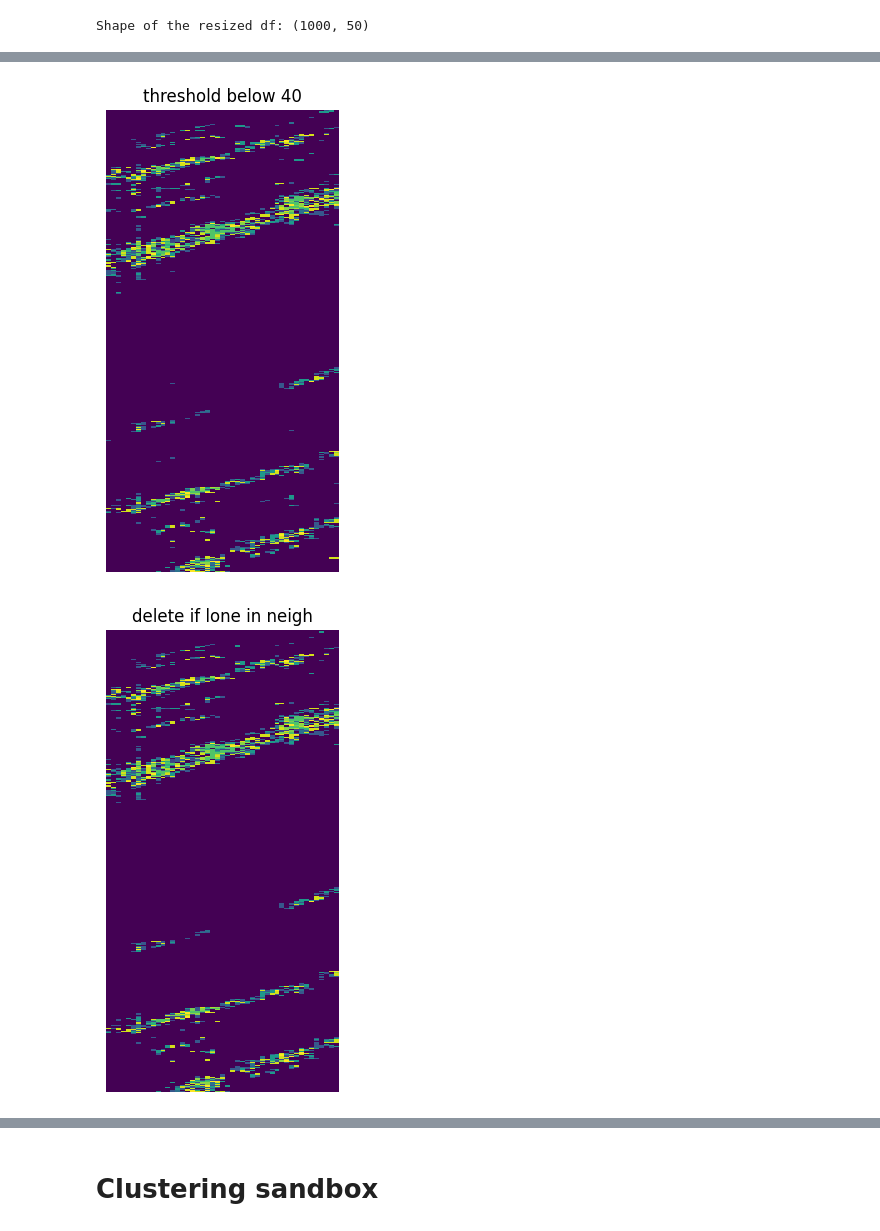
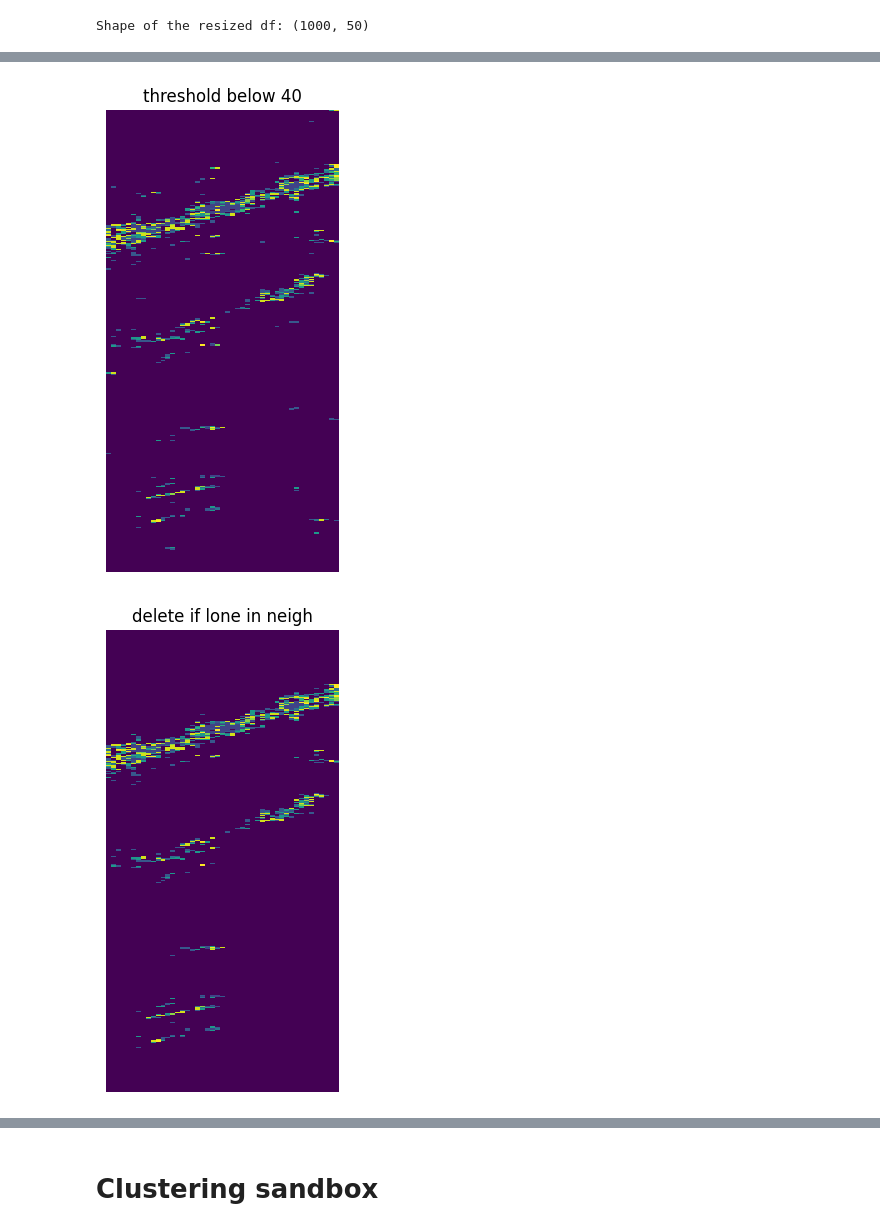
Before and after one commit to mmartyna123/ComputerVision, a Jupyter notebook: Project1/working_on_clustering.ipynb, the cells around one changed output, grey strips where cells are left out. Drawn from its saved outputs; the diff is of its cells as text; code cells hidden in the pictures.

```diff
--- a/Project1/working_on_clustering.ipynb
+++ b/Project1/working_on_clustering.ipynb
@@ -70,7 +70,7 @@ def load_df(start, end):
 df62 = load_df(start_62, end_62)
 df71 = load_df(start_71, end_71)
 df72 = load_df(start_72, end_72)
-df = df72
+df = df62
 # %%
 def set_axis(x, no_labels = 7)->tuple[np.array, np.array]:
     """Sets the x-axis positions and labels for a plot.
@@ -209,8 +209,8 @@ plot_image(df_cubic.values, a=3, b=6, title="cubic")
 # %%
-df_squared[:] = df_cubic.apply(lambda col: np.where(((col < 40)), 0, col))
-plot_image(df_squared.values,3, 6, title="threshold below 40")
+df_cubic[:] = df_cubic.apply(lambda col: np.where(((col < 40)), 0, col))
+plot_image(df_cubic.values,3, 6, title="threshold below 40")
 # %% [output]
-[figure, old version]
+[figure, new version]
 # %%
 def set_pixel_zero_based_on_neighborhood(image, neighborhood_size=(50, 10), min_count=20):
 
@@ -234,11 +234,11 @@ def set_pixel_zero_based_on_neighborhood(image, neighborhood_size=(50, 10), min_
                 output_image[y, x] = 0
 
     return output_image
-denois = set_pixel_zero_based_on_neighborhood(df_squared.values)
+denois = set_pixel_zero_based_on_neighborhood(df_cubic.values)
 plot_image(denois, 3, 6, title="delete if lone in neigh")
 denois = pd.DataFrame(denois)
 # %% [output]
-[figure, old version]
+[figure, new version]
 # %%
 #BINARIZATION
 df_binarized = (denois > 0).astype(int)
```
Also changed, not shown: parts of 29 cells of this notebook, 4 other files.
